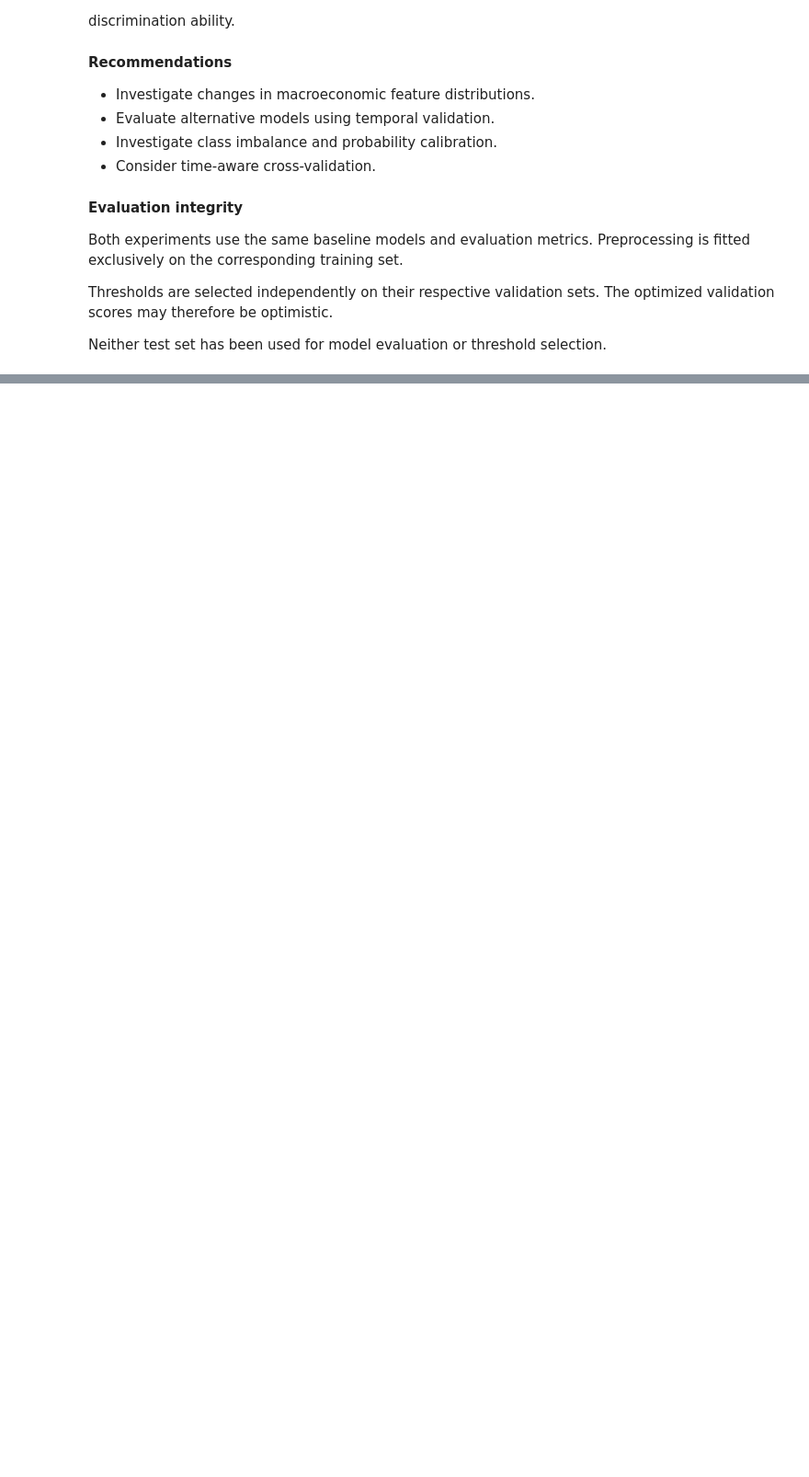
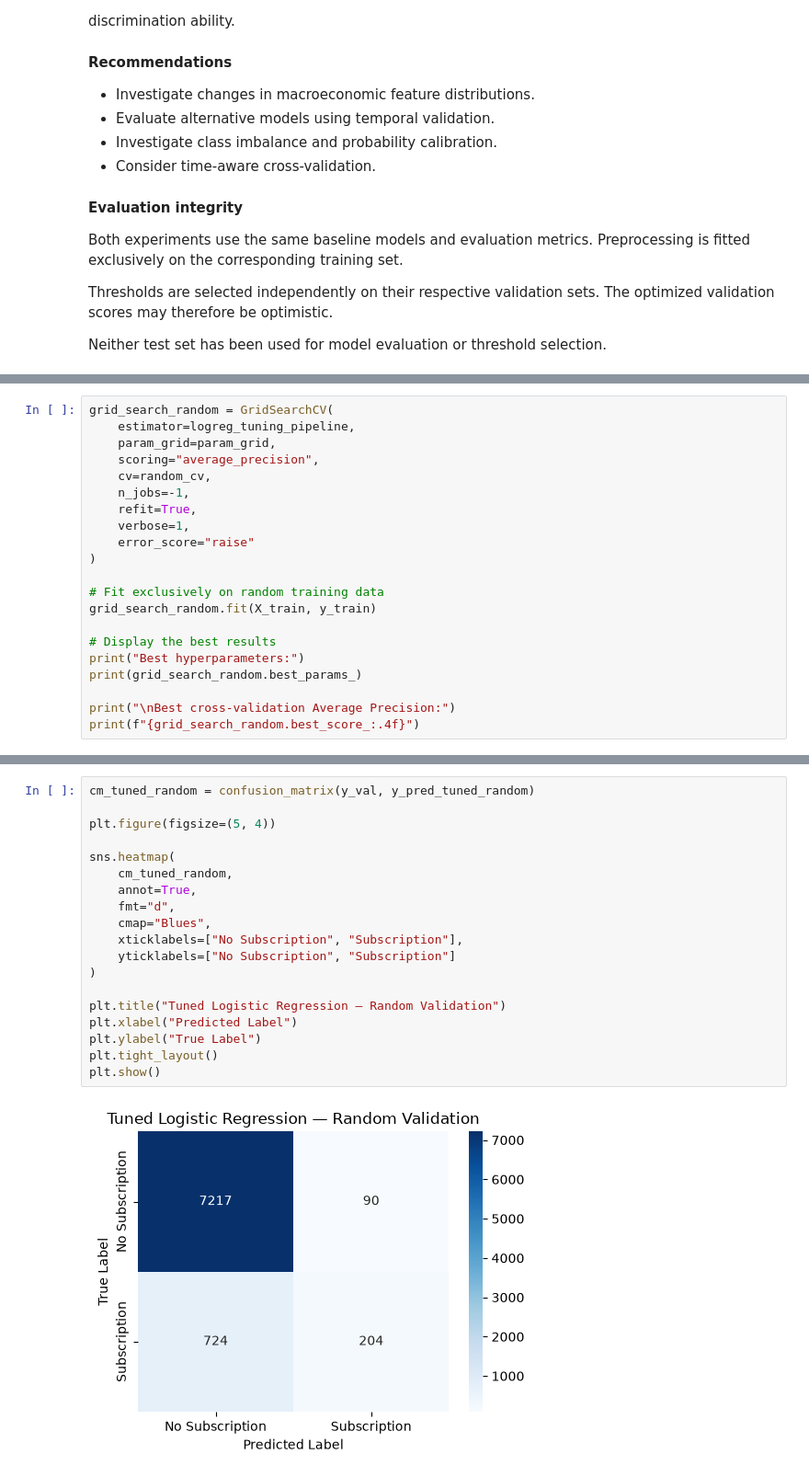
Before and after one commit to ysf-dmk/Bank-Marketing, a Jupyter notebook: Baseline_Model.ipynb, the cells around one changed output, grey strips where cells are left out. Shown at 92% size. Drawn from its saved outputs; the diff is of its cells as text; blank space fills up the shorter version.

Commit message:
Tune logistic regression on random and temporal splits and update AI governance

```diff
--- a/Baseline_Model.ipynb
+++ b/Baseline_Model.ipynb
@@ -1228,0 +1317,21 @@ or threshold selection.
+# %%
+grid_search_random = GridSearchCV(
+    estimator=logreg_tuning_pipeline,
+    param_grid=param_grid,
+    scoring="average_precision",
+    cv=random_cv,
+    n_jobs=-1,
+    refit=True,
+    verbose=1,
+    error_score="raise"
+)
+
+# Fit exclusively on random training data
+grid_search_random.fit(X_train, y_train)
+
+# Display the best results
+print("Best hyperparameters:")
+print(grid_search_random.best_params_)
+
+print("\nBest cross-validation Average Precision:")
+print(f"{grid_search_random.best_score_:.4f}")
@@ -1228,0 +1390,21 @@ or threshold selection.
+# %%
+cm_tuned_random = confusion_matrix(y_val, y_pred_tuned_random)
+
+plt.figure(figsize=(5, 4))
+
+sns.heatmap(
+    cm_tuned_random,
+    annot=True,
+    fmt="d",
+    cmap="Blues",
+    xticklabels=["No Subscription", "Subscription"],
+    yticklabels=["No Subscription", "Subscription"]
+)
+
+plt.title("Tuned Logistic Regression — Random Validation")
+plt.xlabel("Predicted Label")
+plt.ylabel("True Label")
+plt.tight_layout()
+plt.show()
+# %% [output]
+[figure, added]
```
Also changed, not shown: parts of 31 cells of this notebook, 3 other files.
